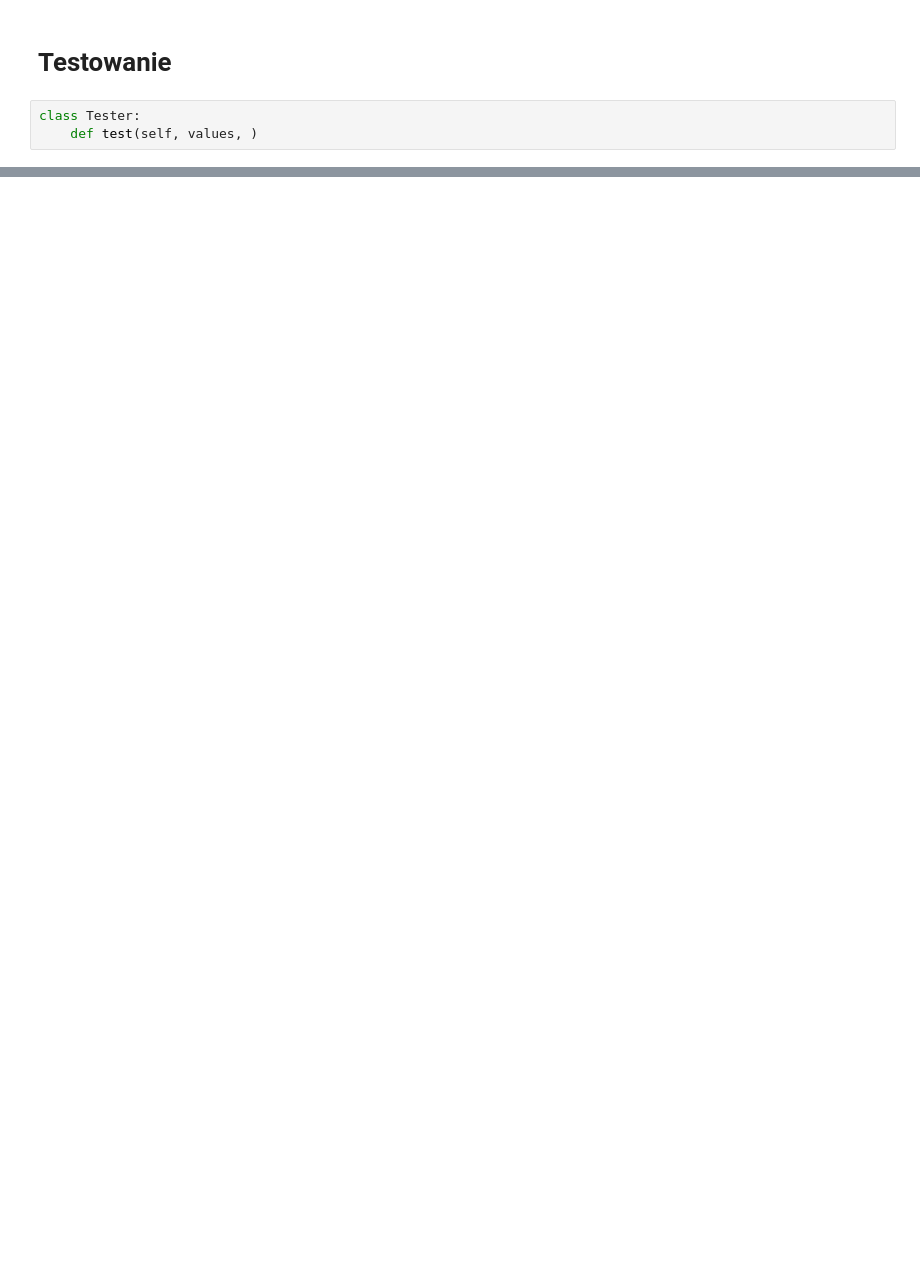
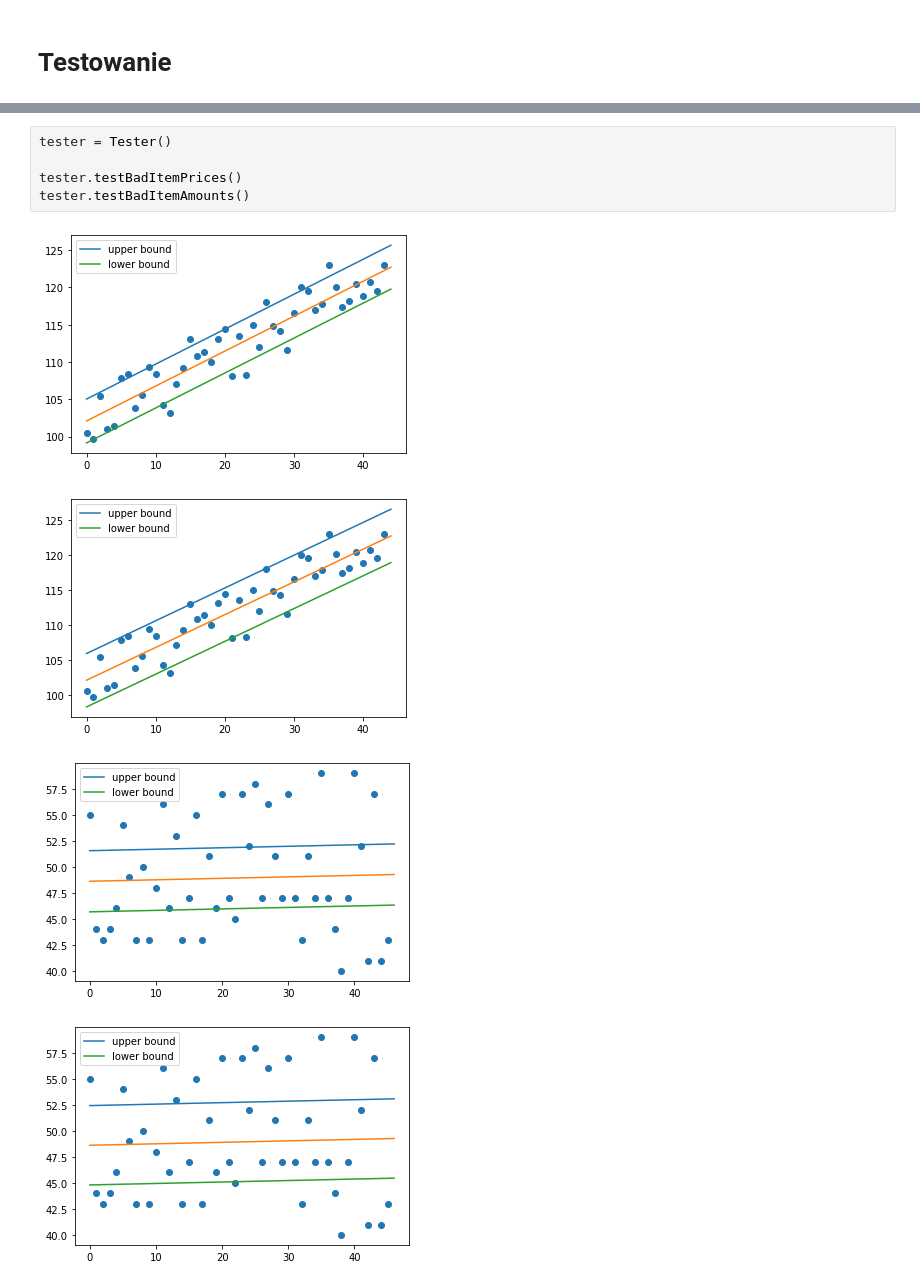
Before and after one commit to AdamChojnackiDrkHml/MPA_L1_JUPYTER, a Jupyter notebook: Untitled.ipynb, the cells around one changed output, grey strips where cells are left out. Saved outputs shown, nothing was run; the diff lists cells and outputs as text; blank space fills up the shorter version.

```diff
--- a/Untitled.ipynb
+++ b/Untitled.ipynb
@@ -301,6 +402,3 @@ Product succesfully added
 True
 # %% [markdown]
 # Testowanie
-# %%
-class Tester:
-    def test(self, values, )
@@ -306,0 +451,10 @@ class Tester:
+# %%
+tester = Tester()
+
+tester.testBadItemPrices()
+tester.testBadItemAmounts()
+# %% [output]
+[figure, added]
+[figure, added]
+[figure, added]
+[figure, added]
```
Also changed, not shown: parts of 7 cells of this notebook.
